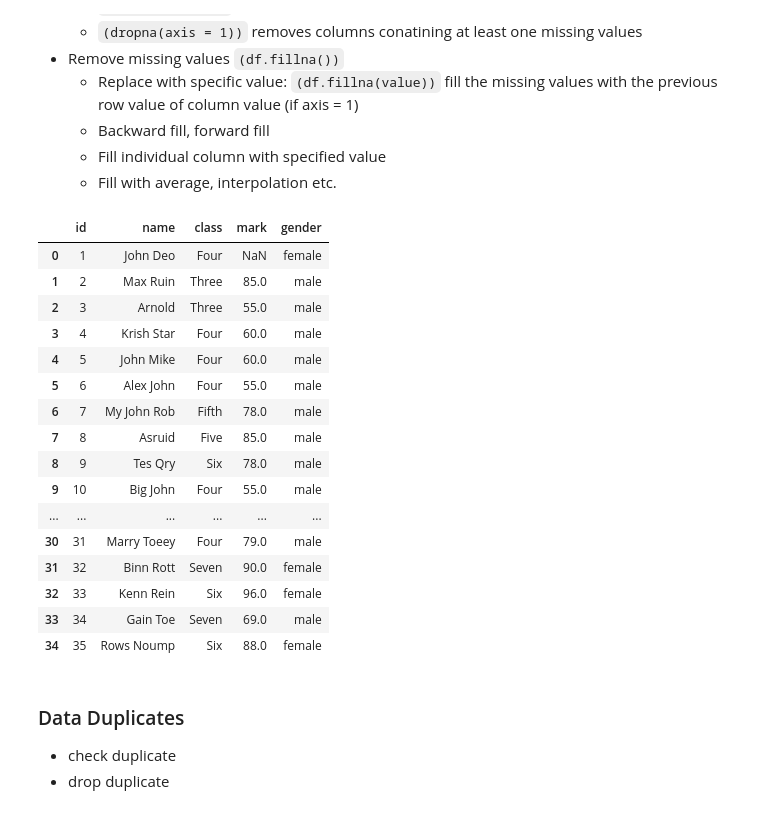
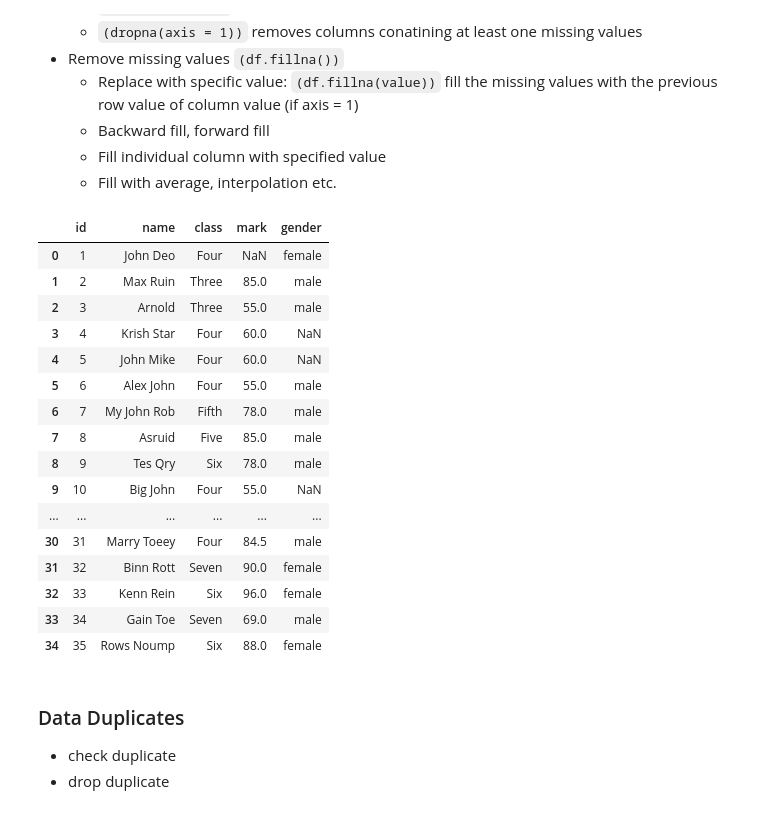
Before and after one commit to UjjwalKarkeyy/Python_Programming, a Jupyter notebook: Week-4_python.ipynb, the cells around one changed output. Drawn from its saved outputs; the diff is of its cells as text; code cells hidden in the pictures.

```diff
--- a/Week-4_python.ipynb
+++ b/Week-4_python.ipynb
@@ -160,43 +160,45 @@ students.head()
 # %%
 from IPython.display import display
 import pandas as pd
 
 students = pd.read_csv('Data/student.csv')
 
 # display(students.head())
 # students.dropna(axis = 0, how = 'any', inplace = True) # axis = 0 default drop rows with NaN
 
 # students = students.fillna(1) # na -> not available
 # display(students.head())
 
-students.fillna(method = 'ffill') # fill with previous row value
+# students.fillna(method = 'ffill') # fill with previous row value
 
 # students.fillna(method = 'bfill') # fill with next row's value
 
-# students['mark'].fillna(50) # only fill empty value of Name column
+# students['mark'] = students['mark'].fillna(50) # only fill empty value of Name column
+# students
 
 # students.fillna({'mark':50,'gender':'Male'}) # replace mark with 50 and gender with male in empty mark and gender
 
-# df_interpolated = students.interpolate() # interpolation basically predicts the values and fills the missing values
-# students.fillna(df_interpolated)
+df_interpolated = students.interpolate() # interpolation basically predicts the values and fills the missing values
+students.fillna(df_interpolated)
+# df_interpolated
 
 # students.fillna(students.interpolate())
 
 # students['mark'].fillna(students['mark'].mean())
 # %% [output]
 |  | id | name | class | mark | gender |
 | 0 | 1 | John Deo | Four | NaN | female |
 | 1 | 2 | Max Ruin | Three | 85.0 | male |
 | 2 | 3 | Arnold | Three | 55.0 | male |
-| 3 | 4 | Krish Star | Four | 60.0 | male |
-| 4 | 5 | John Mike | Four | 60.0 | male |
+| 3 | 4 | Krish Star | Four | 60.0 | NaN |
+| 4 | 5 | John Mike | Four | 60.0 | NaN |
 | 5 | 6 | Alex John | Four | 55.0 | male |
 | 6 | 7 | My John Rob | Fifth | 78.0 | male |
 | 7 | 8 | Asruid | Five | 85.0 | male |
 | 8 | 9 | Tes Qry | Six | 78.0 | male |
-| 9 | 10 | Big John | Four | 55.0 | male |
+| 9 | 10 | Big John | Four | 55.0 | NaN |
 | ... | ... | ... | ... | ... | ... |
-| 30 | 31 | Marry Toeey | Four | 79.0 | male |
+| 30 | 31 | Marry Toeey | Four | 84.5 | male |
 | 31 | 32 | Binn Rott | Seven | 90.0 | female |
 | 32 | 33 | Kenn Rein | Six | 96.0 | female |
 | 33 | 34 | Gain Toe | Seven | 69.0 | male |
```
Also changed, not shown: parts of 15 cells of this notebook, 2 other files.
